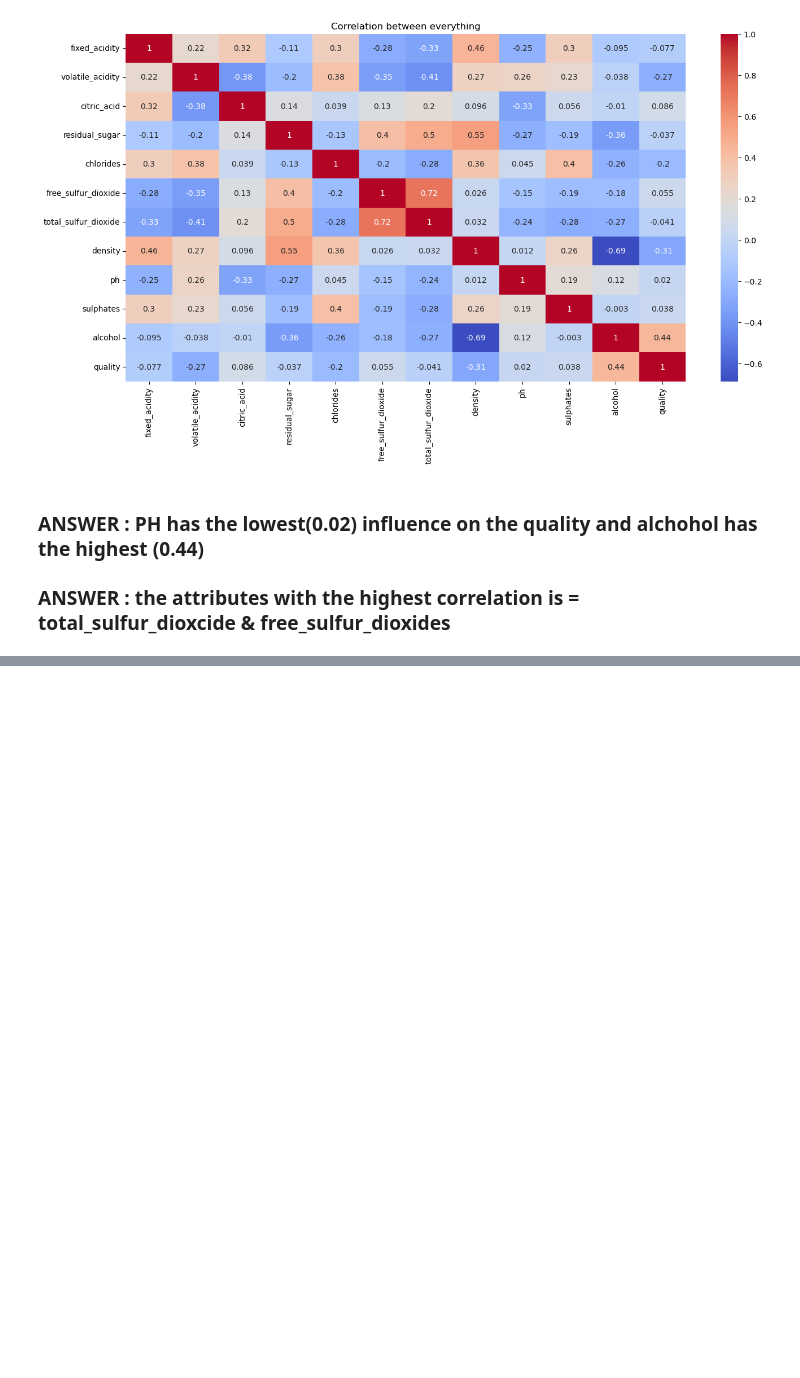
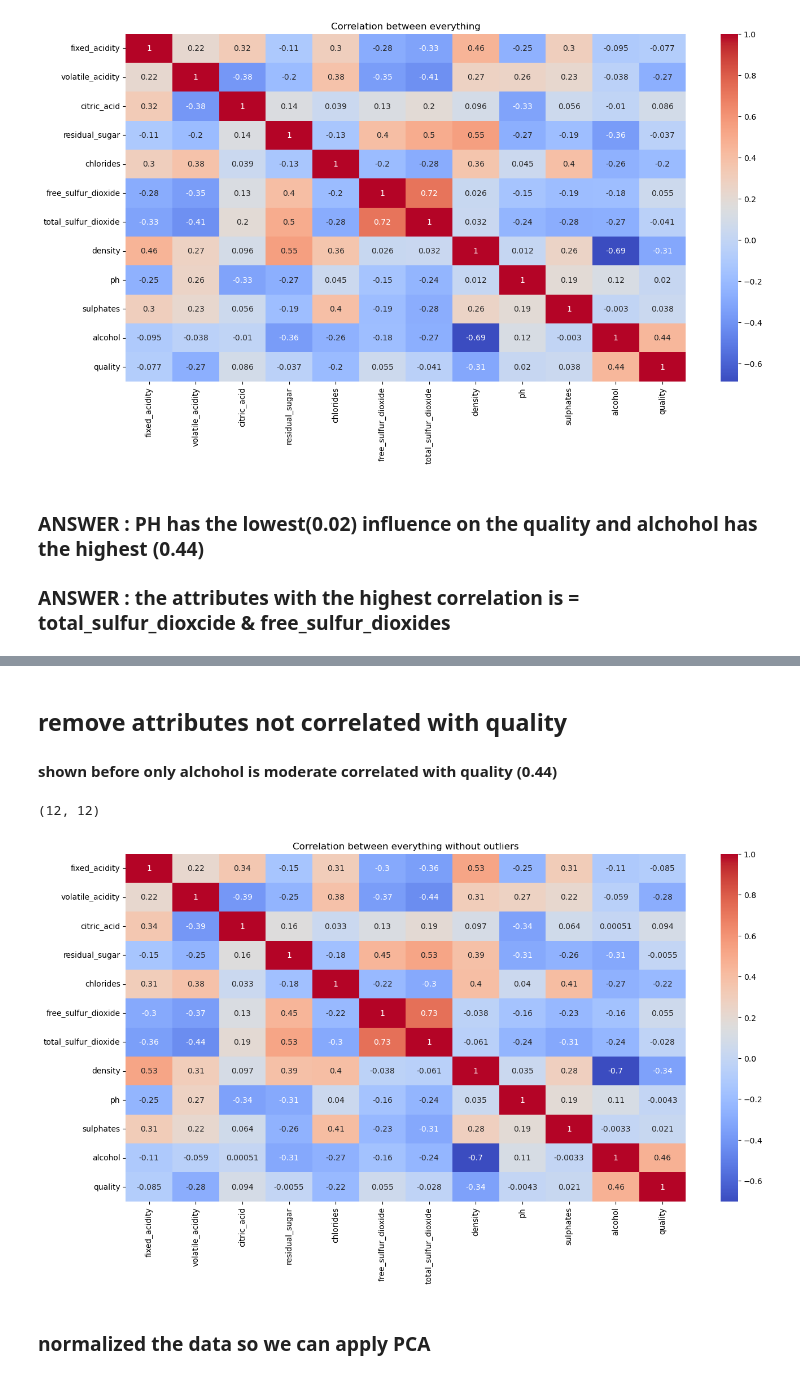
Before and after one commit to Hunkstaban/BIMiniProjects, a Jupyter notebook: MiniProject2/workbooks/wineExploreDataTobyEmil.ipynb, the cells around one changed output, grey strips where cells are left out. Cells and saved outputs as stored; diff of their text form; code cells hidden in the pictures; blank space fills up the shorter version.

```diff
--- a/MiniProject2/workbooks/wineExploreDataTobyEmil.ipynb
+++ b/MiniProject2/workbooks/wineExploreDataTobyEmil.ipynb
@@ -286,0 +291,6 @@ plt.show()
+# %%
+upper_limit = DfAllWine["residual_sugar"].quantile(0.95)
+lower_limit = DfAllWine["residual_sugar"].quantile(0.05)
+
+no_outliers = DfAllWine[(DfAllWine["residual_sugar"] < upper_limit) & (DfAllWine["residual_sugar"] > lower_limit) ]
+no_outliers
@@ -286,0 +330,14 @@ plt.show()
+# %% [markdown]
+## remove attributes not correlated with quality
+#### shown before only alchohol is moderate correlated with quality (0.44)
+# %%
+correlationAllWithoutOutliers = no_outliers[["fixed_acidity", "volatile_acidity", "citric_acid", "residual_sugar", "chlorides", "free_sulfur_dioxide", "total_sulfur_dioxide", "density", "ph", "sulphates", 'alcohol' ,'quality']].corr()
+# %% [output]
+(12, 12)
+# %%
+plt.figure(figsize=(16,8)) # makes the diagram bigger.
+seaborn.heatmap(correlationAllWithoutOutliers, annot=True, cmap='coolwarm')
+plt.title('Correlation between everything without outliers')
+plt.show()
+# %% [output]
+[figure, added]
@@ -286,0 +365,2 @@ plt.show()
+# %% [markdown]
+### normalized the data so we can apply PCA
```
Also changed, not shown: parts of 18 cells of this notebook, 1 other file.
